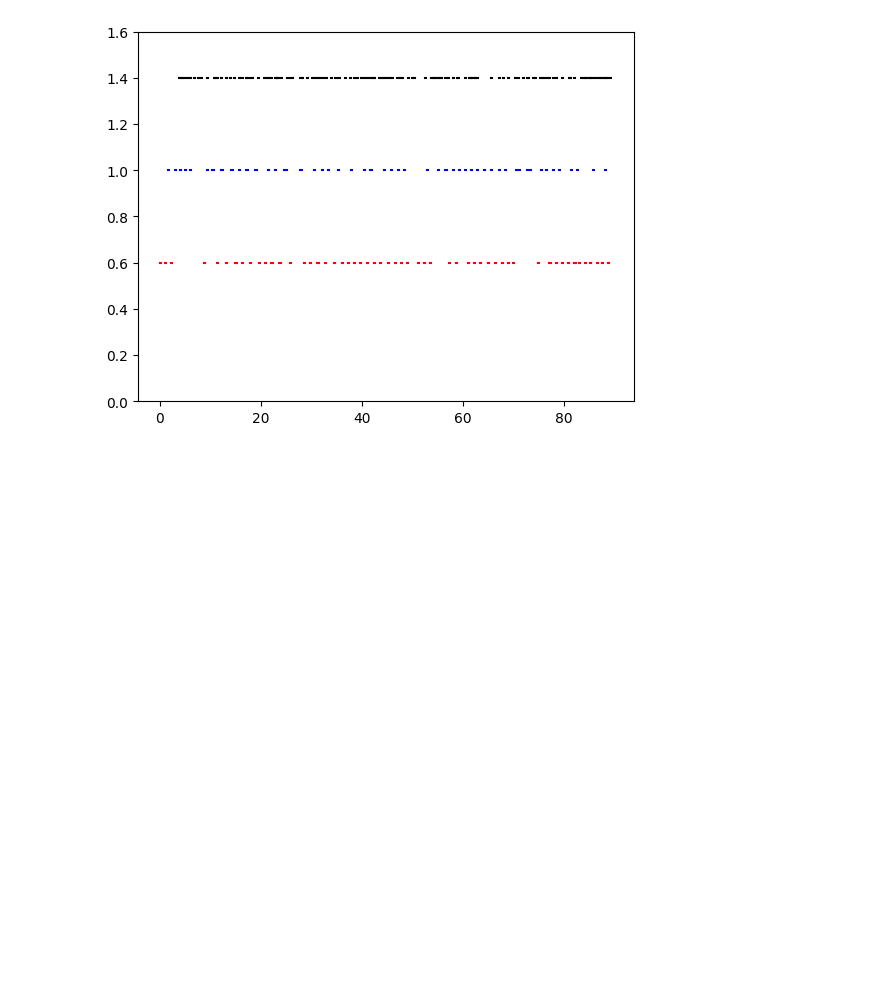
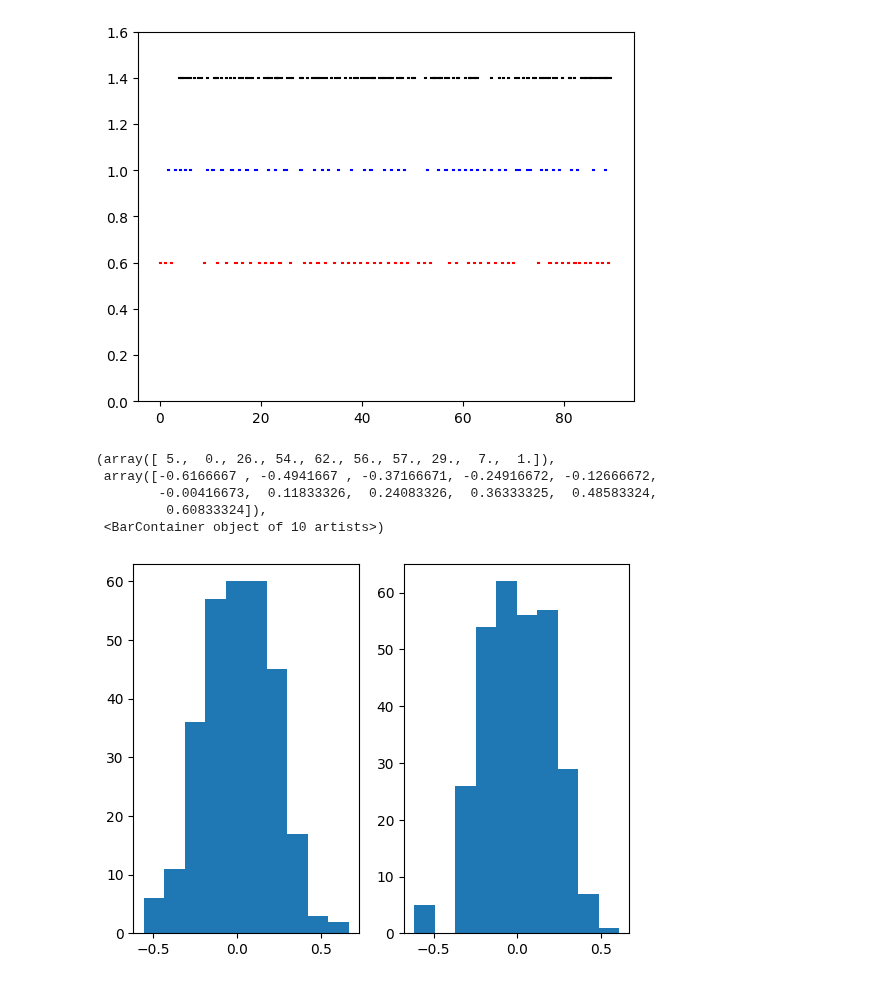
Before and after one commit to BonnenLab/visualize-skelly-laser-environment, a Jupyter notebook: fixations-vs-feet.ipynb, the cells around one changed output. Drawn from its saved outputs; the diff is of its cells as text; code cells hidden in the pictures; blank space fills up the shorter version.

Commit message:
added fixations relative to nearest foothold hist

```diff
--- a/fixations-vs-feet.ipynb
+++ b/fixations-vs-feet.ipynb
@@ -118,0 +121,33 @@ plt.ylim(0,1.6)
+# %%
+start_times_f = footfalls[start_indices]
+stop_times_f = footfalls[stop_indices]
+start_times_f = start_times_f[:,0]
+stop_times_f = stop_times_f[:,0]
+
+rel_start_time = []
+rel_stop_time = []
+
+for x, y in zip(Start,start_times_f):
+    z = x - y
+    rel_start_time.append(z)
+
+for x, y in zip(Stop,stop_times_f):
+    z = x - y
+    rel_stop_time.append(z)
+
+rel_start_time = np.array(rel_start_time)
+rel_stop_time = np.array(rel_stop_time)
+# %%
+plt.subplot(1,2,1)
+plt.hist(rel_start_time[:,0])
+
+
+plt.subplot(1,2,2)
+plt.hist(rel_stop_time[:,0])
+# %% [output]
+(array([ 5.,  0., 26., 54., 62., 56., 57., 29.,  7.,  1.]),
+ array([-0.6166667 , -0.4941667 , -0.37166671, -0.24916672, -0.12666672,
+        -0.00416673,  0.11833326,  0.24083326,  0.36333325,  0.48583324,
+         0.60833324]),
+ <BarContainer object of 10 artists>)
+[figure, added]
```
Also changed, not shown: parts of 8 cells of this notebook.
